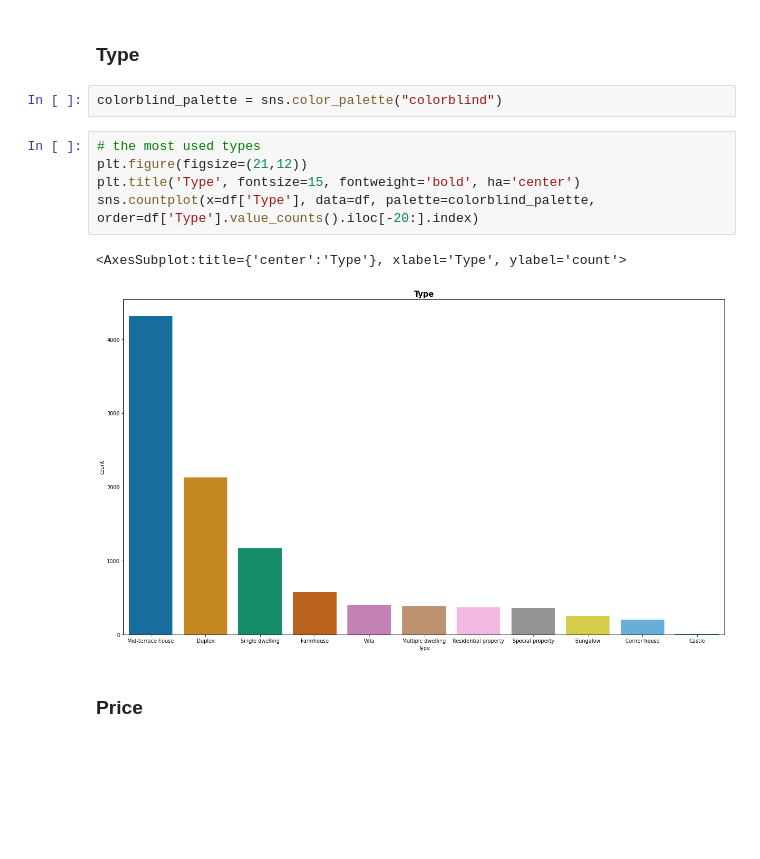
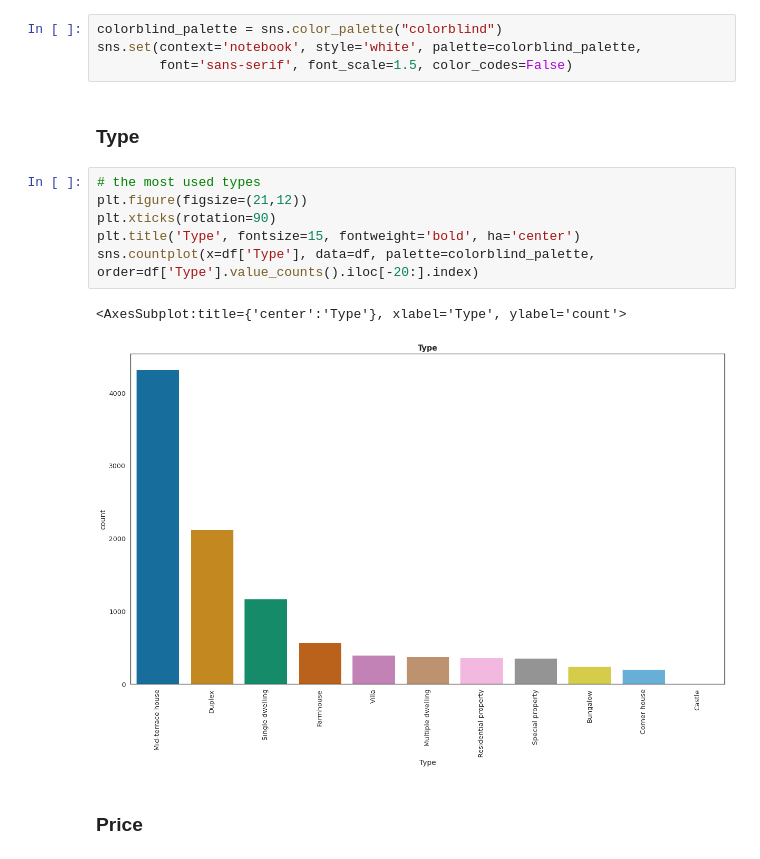
Before and after one commit to clytaemnestra/real-estate-data-analysis, a Jupyter notebook: analysis.ipynb, the cells around one changed output. Saved outputs shown, nothing was run; the diff lists cells and outputs as text; blank space fills up the shorter version.

Commit message:
changed font and background colour

```diff
--- a/analysis.ipynb
+++ b/analysis.ipynb
@@ -79,17 +84,20 @@ dtype: int64
 # %% [markdown]
 ## Atributes
+# %%
+colorblind_palette = sns.color_palette("colorblind")
+sns.set(context='notebook', style='white', palette=colorblind_palette,
+        font='sans-serif', font_scale=1.5, color_codes=False)
 # %% [markdown]
 ### Type
-# %%
-colorblind_palette = sns.color_palette("colorblind")
 # %%
 # the most used types
 plt.figure(figsize=(21,12))
+plt.xticks(rotation=90)
 plt.title('Type', fontsize=15, fontweight='bold', ha='center')
 sns.countplot(x=df['Type'], data=df, palette=colorblind_palette, order=df['Type'].value_counts().iloc[-20:].index)
 # %% [output]
 <AxesSubplot:title={'center':'Type'}, xlabel='Type', ylabel='count'>
-[figure, old version]
+[figure, new version]
 # %% [markdown]
 ### Price
 # %%
```
Also changed, not shown: parts of 58 cells of this notebook.
